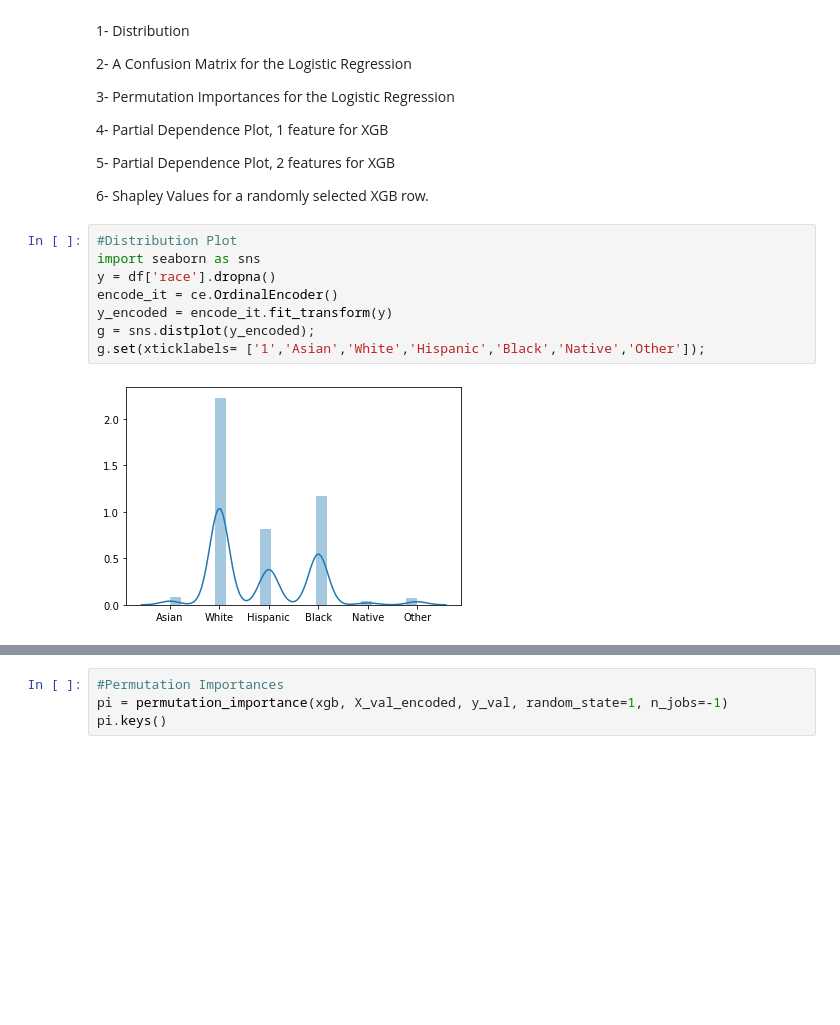
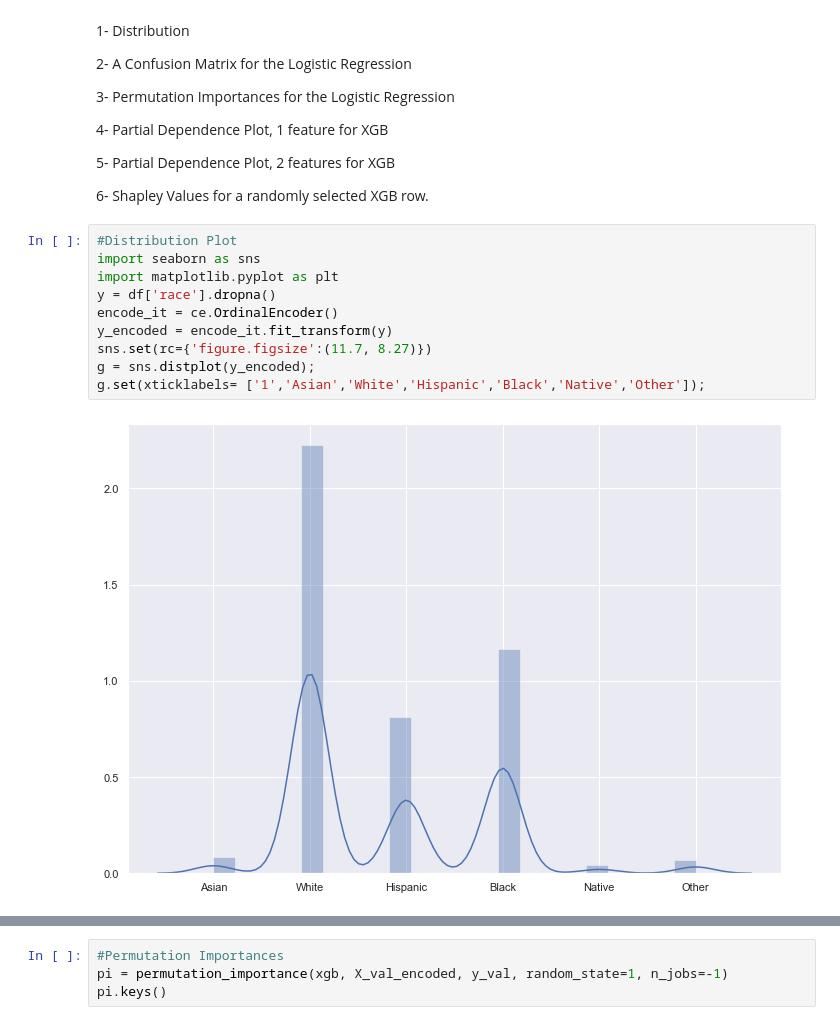
Before and after one commit to RobDBennett/DS-Unit-2-Build-Week, a Jupyter notebook: Unit2-Build-Week-Project-PoliceShootings.ipynb, the cells around one changed output, grey strips where cells are left out. Drawn from its saved outputs; the diff is of its cells as text; blank space fills up the shorter version.

```diff
--- a/Unit2-Build-Week-Project-PoliceShootings.ipynb
+++ b/Unit2-Build-Week-Project-PoliceShootings.ipynb
@@ -167,12 +169,14 @@ For the build week, I will need 6 visualizations of the data. I will be doing th
 # %%
 #Distribution Plot
 import seaborn as sns
+import matplotlib.pyplot as plt
 y = df['race'].dropna()
 encode_it = ce.OrdinalEncoder()
 y_encoded = encode_it.fit_transform(y)
+sns.set(rc={'figure.figsize':(11.7, 8.27)})
 g = sns.distplot(y_encoded);
 g.set(xticklabels= ['1','Asian','White','Hispanic','Black','Native','Other']);
 # %% [output]
-[figure, old version]
+[figure, new version]
 # %%
 #Confusion Matrix
```
Also changed, not shown: parts of 14 cells of this notebook.
